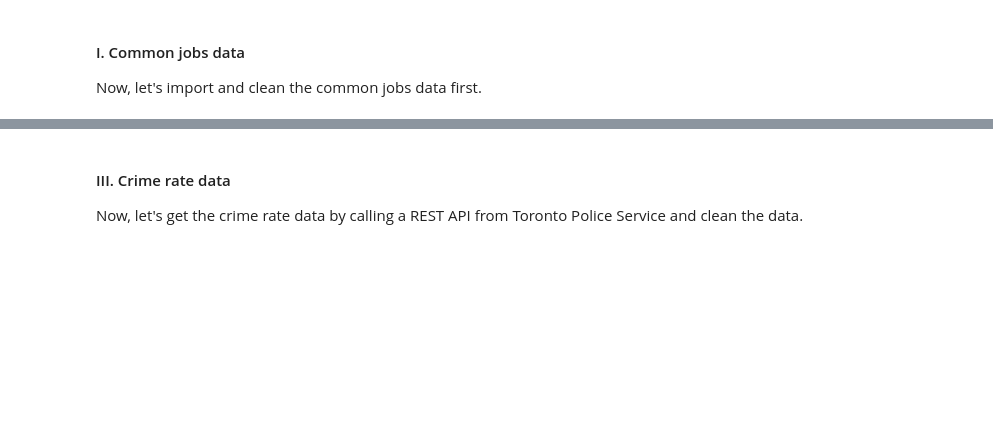
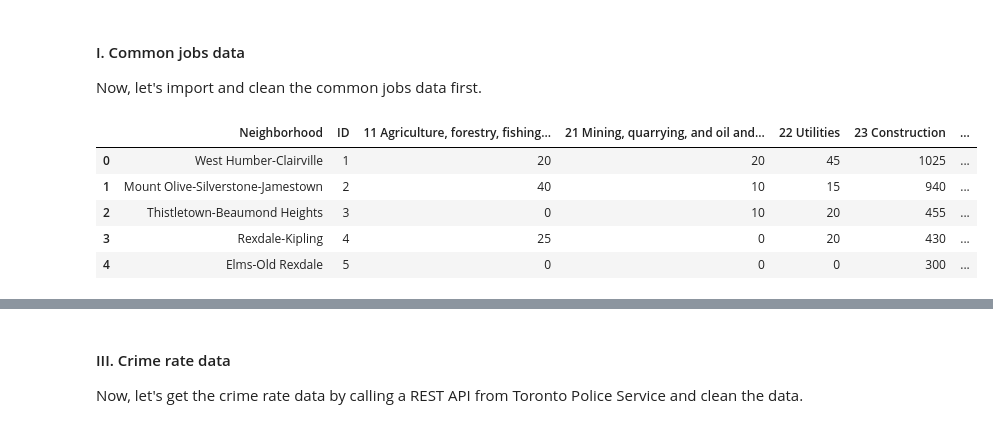
Before and after one commit to titus-chin/ibm_data_science_capstone, a Jupyter notebook: Toronto's_Neighborhoods_Recommender_System.ipynb, the cells around one changed output, grey strips where cells are left out. Drawn from its saved outputs; the diff is of its cells as text; code cells hidden in the pictures; blank space fills up the shorter version.

```diff
--- a/Toronto's_Neighborhoods_Recommender_System.ipynb
+++ b/Toronto's_Neighborhoods_Recommender_System.ipynb
@@ -57,0 +43,27 @@ def get_whole_toronto(dataframe):
+# %%
+# import necessary library
+import pandas as pd
+pd.set_option('display.max_rows',None)
+pd.set_option('display.max_columns',None)
+
+# import the 2016 toronto neighborhood profiles into toronto_df and clean the dataframe
+toronto_df=pd.read_csv('https://ckan0.cf.opendata.inter.prod-toronto.ca/download_resource/ef0239b1-832b-4d0b-a1f3-4153e53b189e?format=csv')
+toronto_df.drop(['_id','Category','Data Source','City of Toronto'],axis=1,inplace=True)
+
+# extract common jobs data from toronto_df into jobs_df and clean the dataframe
+topic=['Industry - North American Industry Classification System (NAICS) 2012']
+index=['Neighbourhood Number']
+jobs_df=toronto_df[(toronto_df['Topic'].isin(topic))|toronto_df['Characteristic'].isin(index)]
+jobs_df=jobs_df.drop('Topic',axis=1).set_index('Characteristic').T
+jobs_df.columns=jobs_df.columns.str.strip()
+jobs_df=jobs_df.drop(jobs_df.columns[1:4],axis=1).replace(',','',regex=True).astype(int)
+jobs_df=jobs_df.sort_values(index).rename_axis(None,axis=1).reset_index()
+jobs_df.rename(columns={'index':'Neighborhood','Neighbourhood Number':'ID'},inplace=True)
+jobs_df.head()
+# %% [output]
+|  | Neighborhood | ID | 11 Agriculture, forestry, fishing... | 21 Mining, quarrying, and oil and... | 22 Utilities | 23 Construction | ... |
+| 0 | West Humber-Clairville | 1 | 20 | 20 | 45 | 1025 | ... |
+| 1 | Mount Olive-Silverstone-Jamestown | 2 | 40 | 10 | 15 | 940 | ... |
+| 2 | Thistletown-Beaumond Heights | 3 | 0 | 10 | 20 | 455 | ... |
+| 3 | Rexdale-Kipling | 4 | 25 | 0 | 20 | 430 | ... |
+| 4 | Elms-Old Rexdale | 5 | 0 | 0 | 0 | 300 | ... |
```
Also changed, not shown: parts of 35 cells of this notebook, 1 other file.
